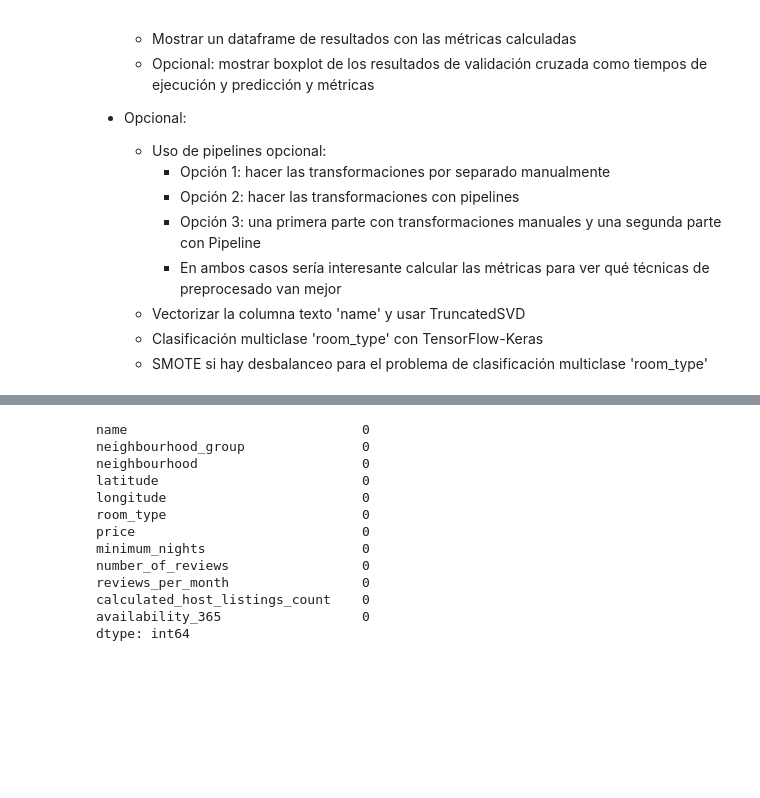
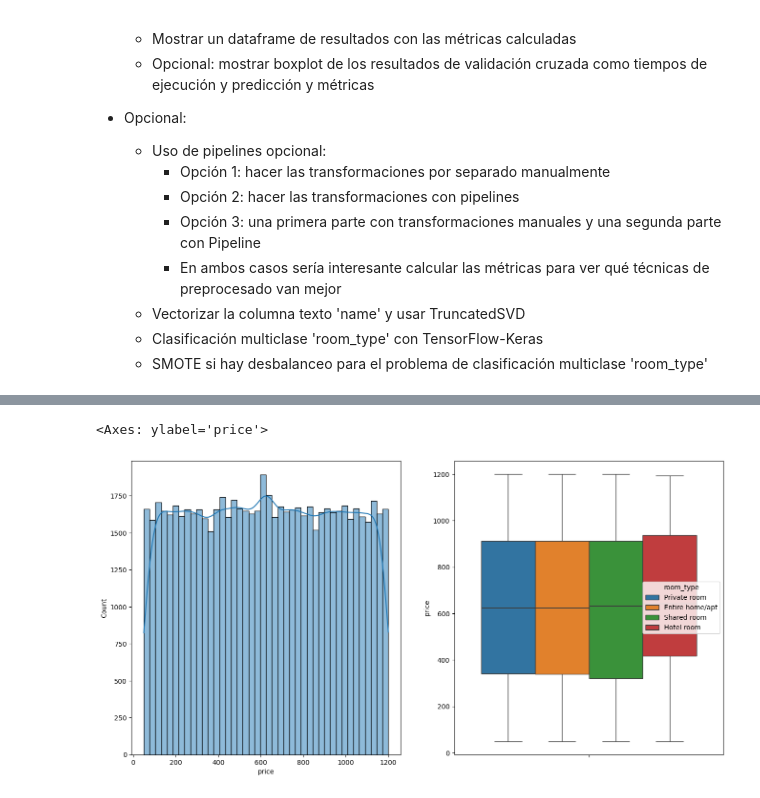
Before and after one commit to ceciorosco/Cecilia-Repositorio, a Jupyter notebook: Modulo 5/m5_ML_DL_Cecilia_Ines_Orosco_Cambeses.ipynb, the cells around one changed output, grey strips where cells are left out. Cells and saved outputs as stored; diff of their text form; code cells hidden in the pictures; blank space fills up the shorter version.

```diff
--- a/Modulo 5/m5_ML_DL_Cecilia_Ines_Orosco_Cambeses.ipynb
+++ b/Modulo 5/m5_ML_DL_Cecilia_Ines_Orosco_Cambeses.ipynb
@@ -147,16 +121,10 @@ df_imputed.describe()
-# %%
-df_imputed.isna().sum()
-# %% [output]
-name                              0
-neighbourhood_group               0
-neighbourhood                     0
-latitude                          0
-longitude                         0
-room_type                         0
-price                             0
-minimum_nights                    0
-number_of_reviews                 0
-reviews_per_month                 0
-calculated_host_listings_count    0
-availability_365                  0
-dtype: int64
+# %%
+plt.figure(figsize=(16, 8))
+plt.subplot(1, 2, 1)
+sns.histplot(df, x='price', kde=True)
+plt.subplot(1, 2, 2)
+sns.boxplot(df, hue='room_type', y='price')
+#sns.countplot(df, x='room_type')
+# %% [output]
+<Axes: ylabel='price'>
+[figure, added]
```
Also changed, not shown: parts of 18 cells of this notebook, 4 other files.
